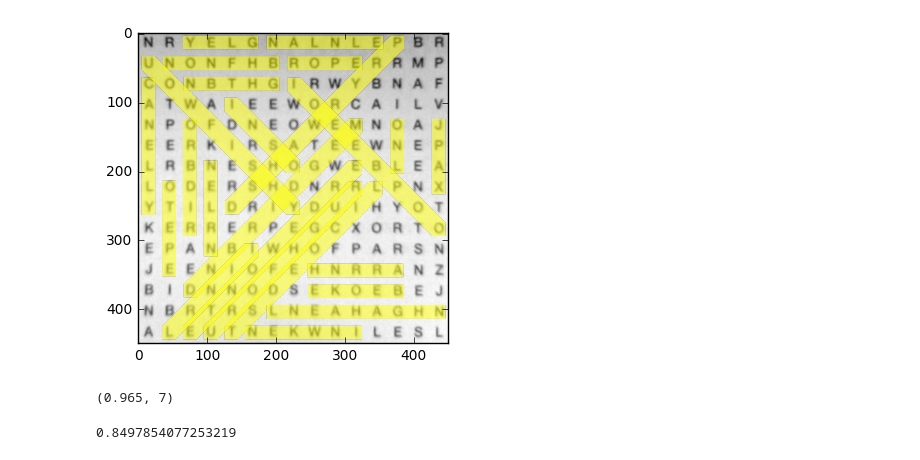
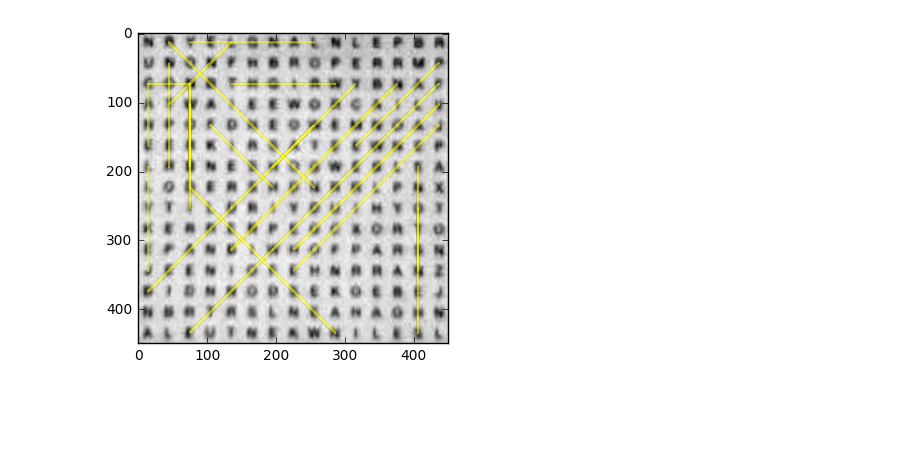
Before and after one commit to jmacmahon/data-driven-assignment-2, a Jupyter notebook: Main.ipynb, the cells around one changed output. Saved outputs shown, nothing was run; the diff lists cells and outputs as text; code cells hidden in the pictures; blank space fills up the shorter version.

```diff
--- a/Main.ipynb
+++ b/Main.ipynb
@@ -41,14 +15,6 @@ data._raw_data['words']
 # %%
 import cProfile
-cProfile.run("data.wordsearch1.find_all_and_show(rad=10)", "show_stats_3")
+# cProfile.run("data.wordsearch1.find_all_and_show(rad=10)", "show_stats_3")
+data.wordsearch2.find_all_and_show(rad=2)
 # %% [output]
-[figure, old version]
+[figure, new version]
-# %%
-nn.partition_test(200)
-# %% [output]
-(0.965, 7)
-# %%
-confusion_matrix, percentage, misclassified = nn.loo_test()
-percentage
-# %% [output]
-0.8497854077253219
```
Also changed, not shown: parts of 2 cells of this notebook, 1 other file.
